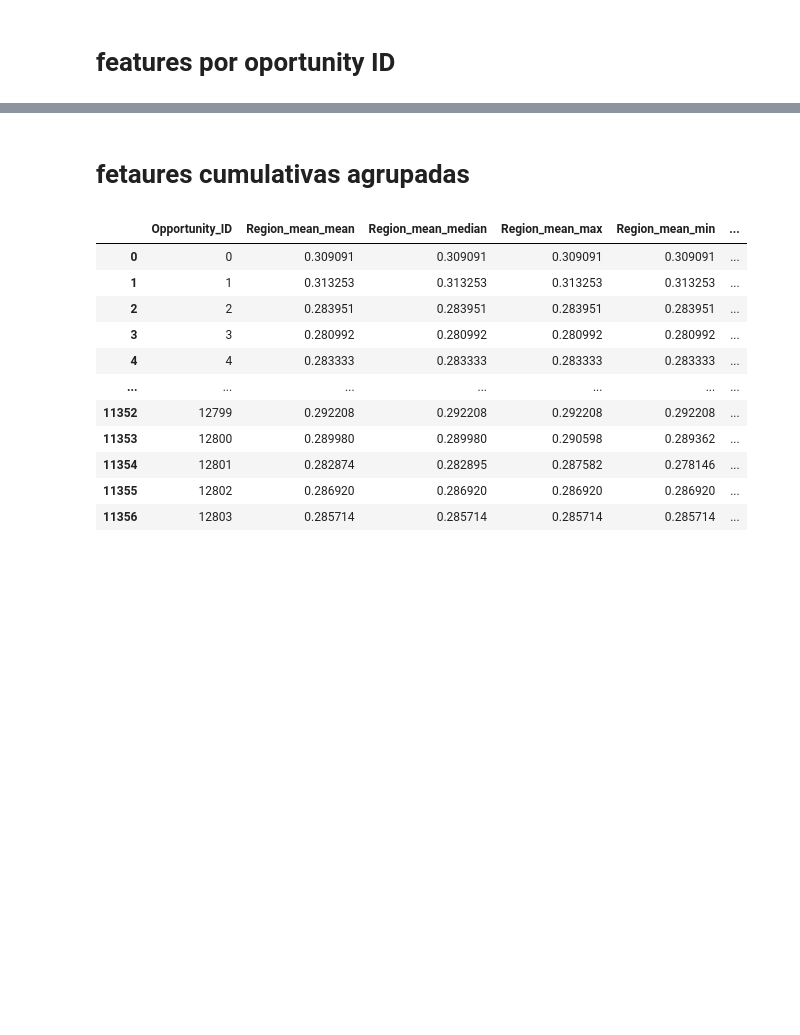
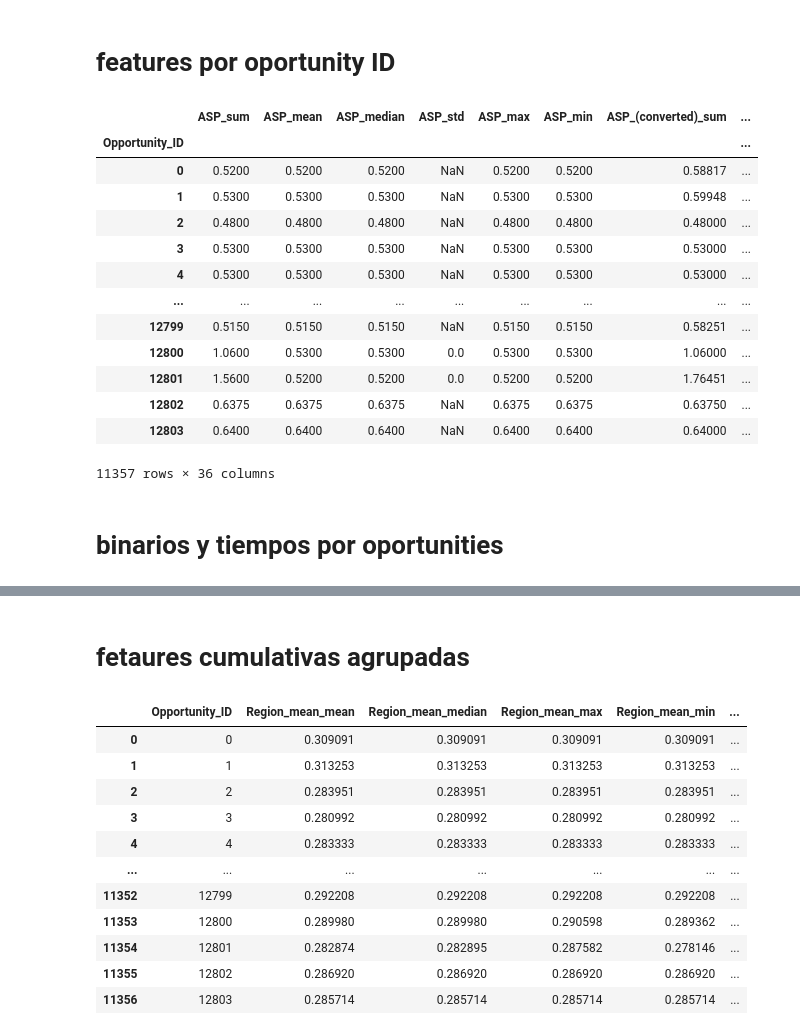
Before and after one commit to nazar9318/datos-tp2-2c2020, a Jupyter notebook: features_lucas_1.ipynb, the cells around one changed output, grey strips where cells are left out. Drawn from its saved outputs; the diff is of its cells as text; code cells hidden in the pictures; blank space fills up the shorter version.

```diff
--- a/features_lucas_1.ipynb
+++ b/features_lucas_1.ipynb
@@ -275,0 +280,24 @@ dataset_merge = dataset_merge.join(features_num, on= 'Opportunity_ID', how = 'le
+# %%
+dataset_numerico
+features_num= dataset_numerico.groupby('Opportunity_ID').agg(features)
+
+features_num
+level_0 = features_num.columns.get_level_values(0)
+level_1 = features_num.columns.get_level_values(1)
+features_num.columns = level_0 + '_' + level_1
+features_num
+# %% [output]
+|  | ASP_sum | ASP_mean | ASP_median | ASP_std | ASP_max | ASP_min | ASP_(converted)_sum | ... |
+| Opportunity_ID |  |  |  |  |  |  |  | ... |
+| 0 | 0.5200 | 0.5200 | 0.5200 | NaN | 0.5200 | 0.5200 | 0.58817 | ... |
+| 1 | 0.5300 | 0.5300 | 0.5300 | NaN | 0.5300 | 0.5300 | 0.59948 | ... |
+| 2 | 0.4800 | 0.4800 | 0.4800 | NaN | 0.4800 | 0.4800 | 0.48000 | ... |
+| 3 | 0.5300 | 0.5300 | 0.5300 | NaN | 0.5300 | 0.5300 | 0.53000 | ... |
+| 4 | 0.5300 | 0.5300 | 0.5300 | NaN | 0.5300 | 0.5300 | 0.53000 | ... |
+| ... | ... | ... | ... | ... | ... | ... | ... | ... |
+| 12799 | 0.5150 | 0.5150 | 0.5150 | NaN | 0.5150 | 0.5150 | 0.58251 | ... |
+| 12800 | 1.0600 | 0.5300 | 0.5300 | 0.0 | 0.5300 | 0.5300 | 1.06000 | ... |
+| 12801 | 1.5600 | 0.5200 | 0.5200 | 0.0 | 0.5200 | 0.5200 | 1.76451 | ... |
+| 12802 | 0.6375 | 0.6375 | 0.6375 | NaN | 0.6375 | 0.6375 | 0.63750 | ... |
+| 12803 | 0.6400 | 0.6400 | 0.6400 | NaN | 0.6400 | 0.6400 | 0.64000 | ... |
+11357 rows × 36 columns
@@ -275,0 +306,2 @@ dataset_merge = dataset_merge.join(features_num, on= 'Opportunity_ID', how = 'le
+# %% [markdown]
+# binarios y tiempos por oportunities
```
Also changed, not shown: parts of 17 cells of this notebook, 3 other files.
